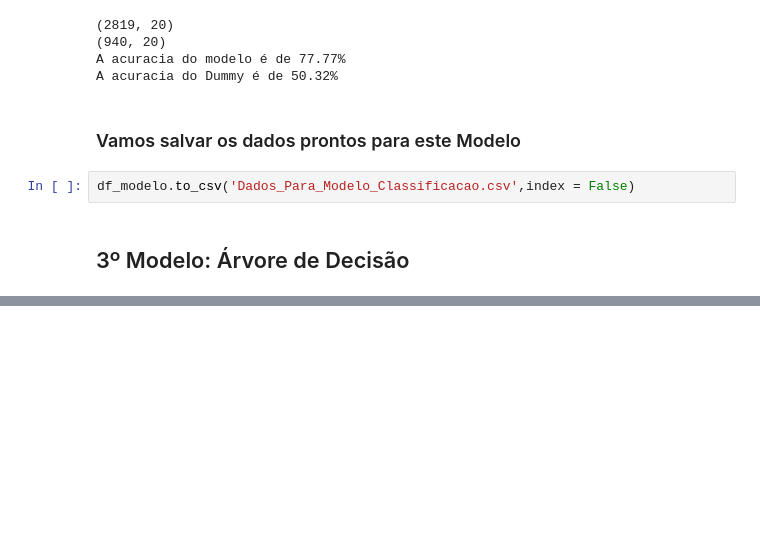
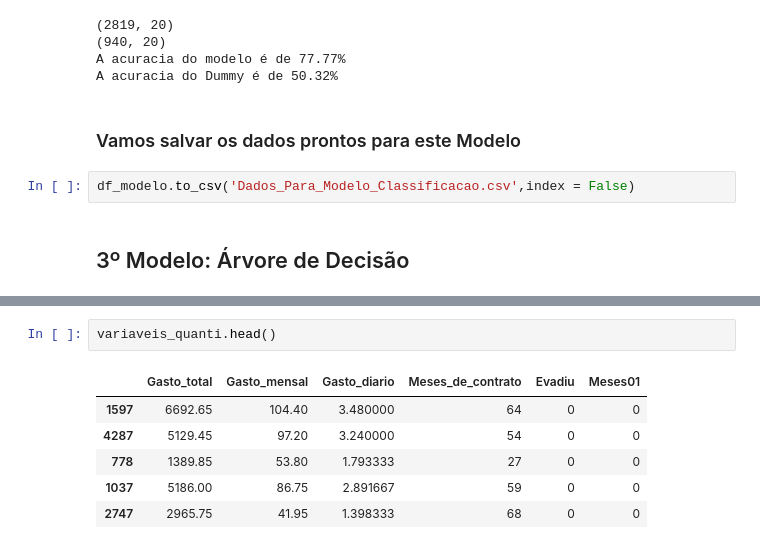
Before and after one commit to KaueAbbe/Analise_ChurnRate, a Jupyter notebook: Semana 3/DSModelo_MachineLearning.ipynb, the cells around one changed output, grey strips where cells are left out. Saved outputs shown, nothing was run; the diff lists cells and outputs as text; blank space fills up the shorter version.

```diff
--- a/Semana 3/DSModelo_MachineLearning.ipynb
+++ b/Semana 3/DSModelo_MachineLearning.ipynb
@@ -1028,0 +1045,9 @@ df_modelo.to_csv('Dados_Para_Modelo_Classificacao.csv',index = False)
+# %%
+variaveis_quanti.head()
+# %% [output]
+|  | Gasto_total | Gasto_mensal | Gasto_diario | Meses_de_contrato | Evadiu | Meses01 |
+| 1597 | 6692.65 | 104.40 | 3.480000 | 64 | 0 | 0 |
+| 4287 | 5129.45 | 97.20 | 3.240000 | 54 | 0 | 0 |
+| 778 | 1389.85 | 53.80 | 1.793333 | 27 | 0 | 0 |
+| 1037 | 5186.00 | 86.75 | 2.891667 | 59 | 0 | 0 |
+| 2747 | 2965.75 | 41.95 | 1.398333 | 68 | 0 | 0 |
```
Also changed, not shown: parts of 8 cells of this notebook.
